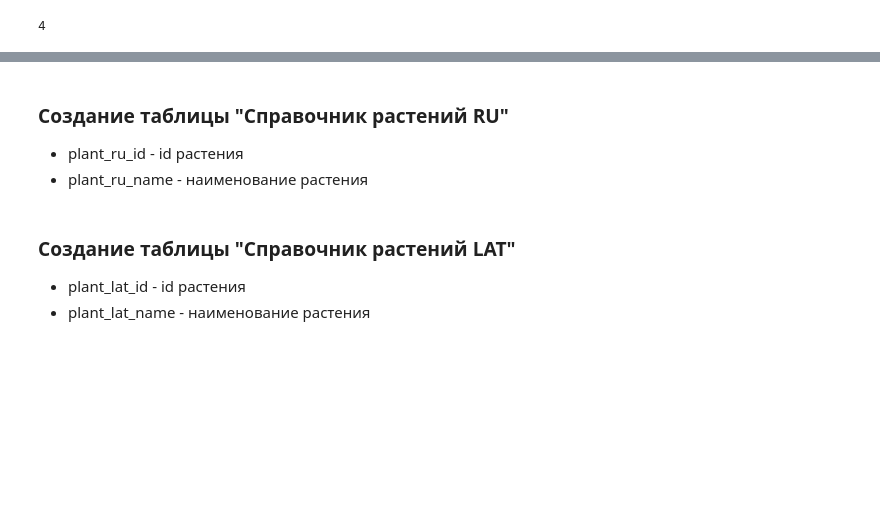
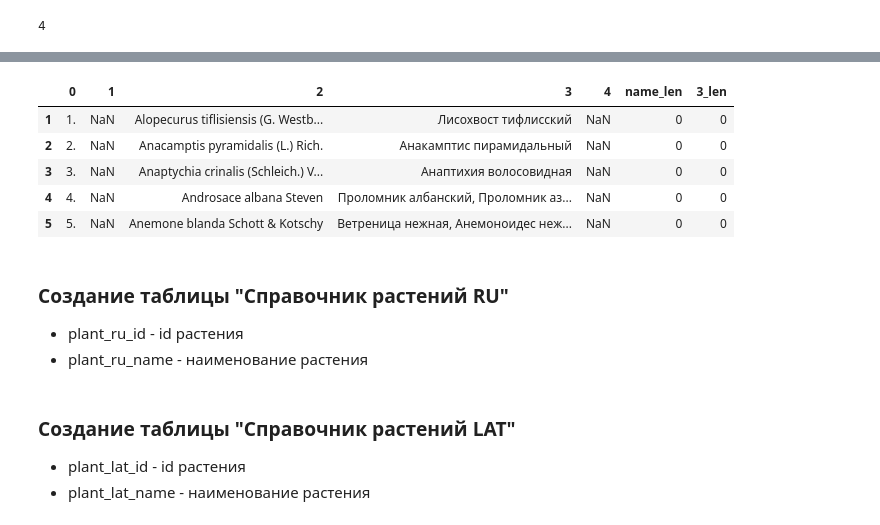
Before and after one commit to RuslanLat/green, a Jupyter notebook: plantarium.ipynb, the cells around one changed output, grey strips where cells are left out. Saved outputs shown, nothing was run; the diff lists cells and outputs as text; code cells hidden in the pictures; blank space fills up the shorter version.

```diff
--- a/plantarium.ipynb
+++ b/plantarium.ipynb
@@ -346,3 +371,14 @@ redbook[[2, 3]].tail()
+# %%
+# фильтрация алфавитного указателя
+redbook = redbook.query("name_len == 0")
+redbook.head()
+# %% [output]
+|  | 0 | 1 | 2 | 3 | 4 | name_len | 3_len |
+| 1 | 1. | NaN | Alopecurus tiflisiensis (G. Westb... | Лисохвост тифлисский | NaN | 0 | 0 |
+| 2 | 2. | NaN | Anacamptis pyramidalis (L.) Rich. | Анакамптис пирамидальный | NaN | 0 | 0 |
+| 3 | 3. | NaN | Anaptychia crinalis (Schleich.) V... | Анаптихия волосовидная | NaN | 0 | 0 |
+| 4 | 4. | NaN | Androsace albana Steven | Проломник албанский, Проломник аз... | NaN | 0 | 0 |
+| 5 | 5. | NaN | Anemone blanda Schott & Kotschy | Ветреница нежная, Анемоноидес неж... | NaN | 0 | 0 |
 # %% [markdown]
 ### Создание таблицы "Справочник растений RU"
 
```
Also changed, not shown: parts of 30 cells of this notebook, 2 other files.
